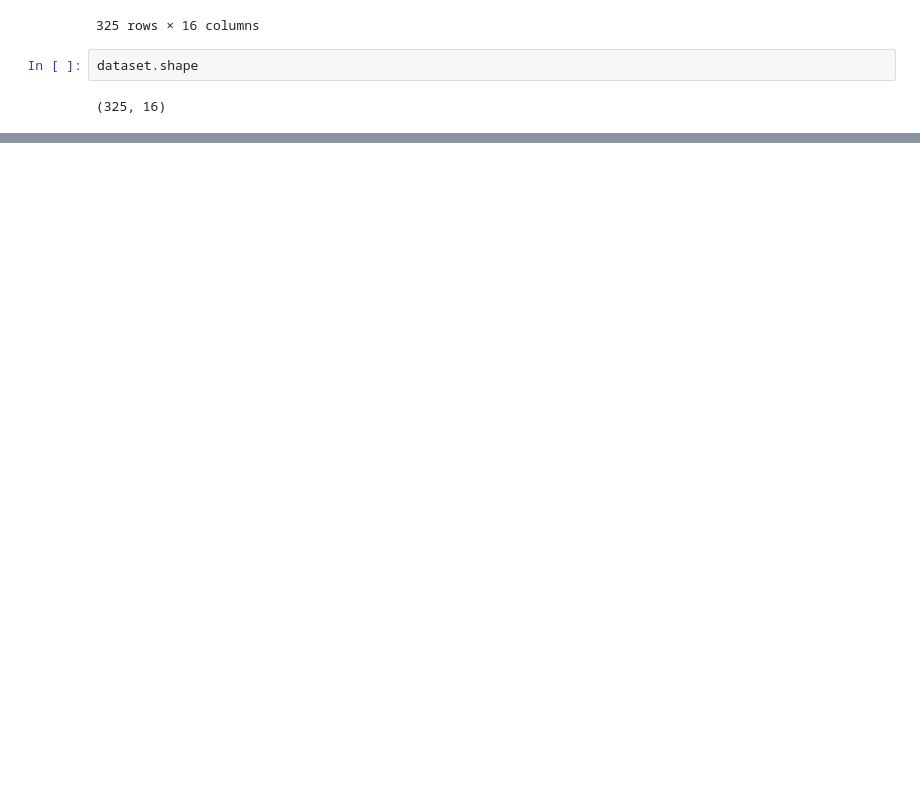
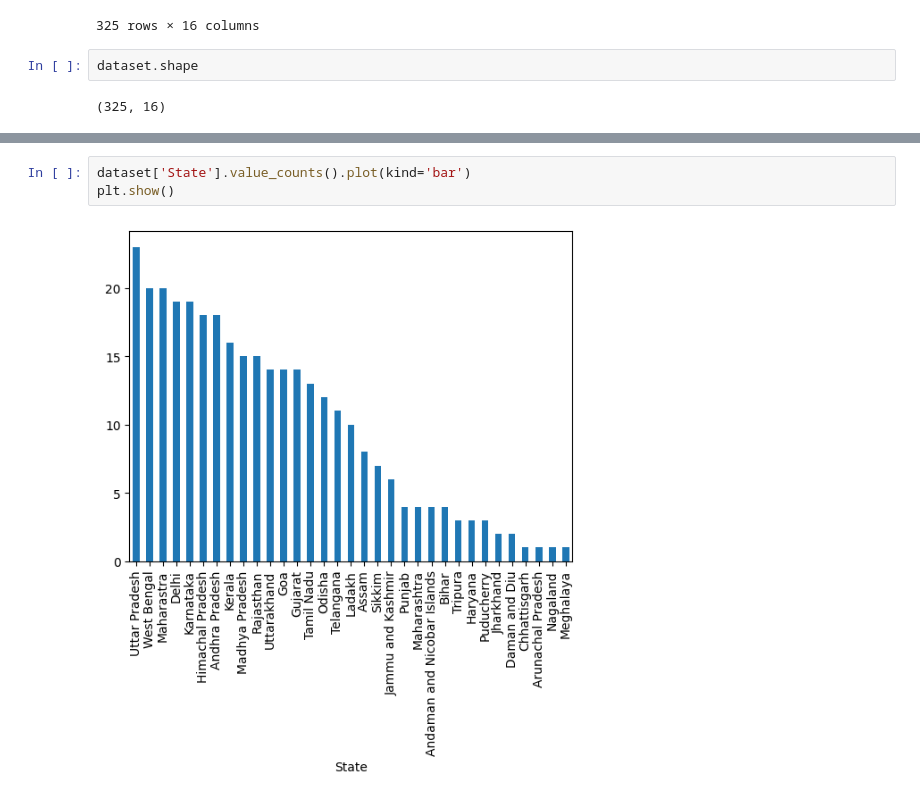
Before and after one commit to Mani007/dunuIPproject, a Jupyter notebook: opendataproject.ipynb, the cells around one changed output, grey strips where cells are left out. Cells and saved outputs as stored; diff of their text form; blank space fills up the shorter version.

```diff
--- a/opendataproject.ipynb
+++ b/opendataproject.ipynb
@@ -25,0 +52,5 @@ dataset.shape
+# %%
+dataset['State'].value_counts().plot(kind='bar')
+plt.show()
+# %% [output]
+[figure, added]
```
Also changed, not shown: parts of 3 cells of this notebook.
